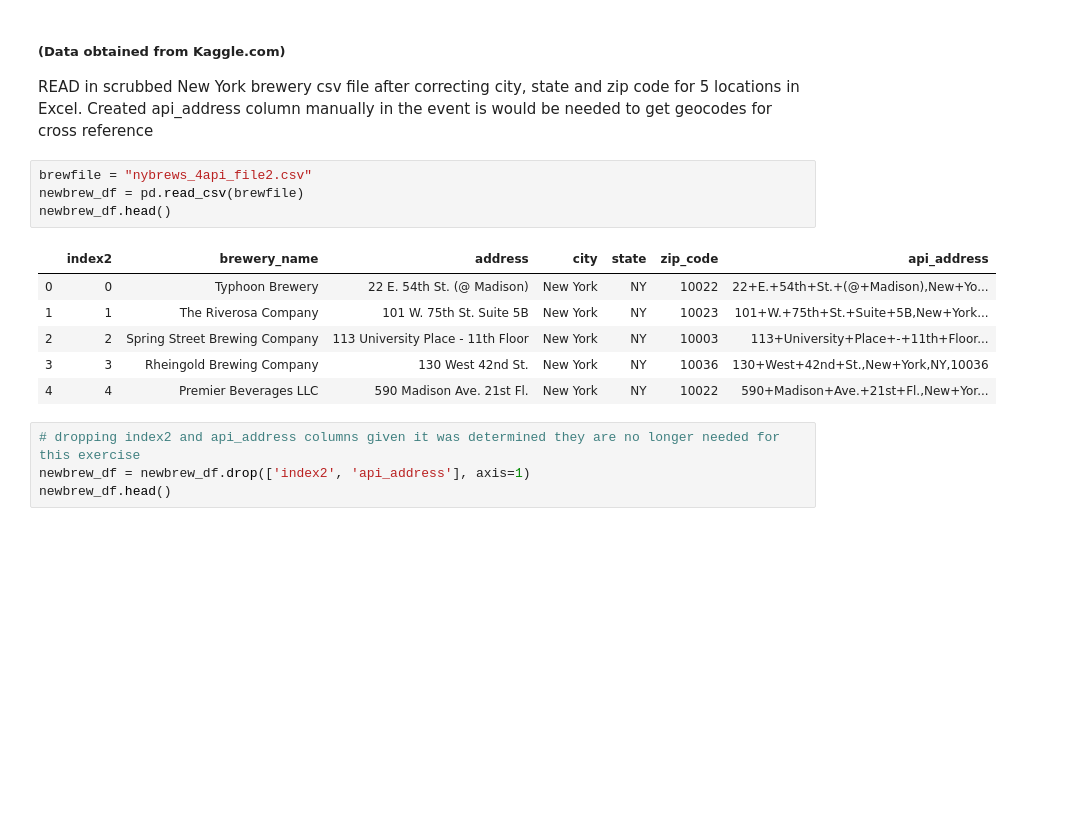
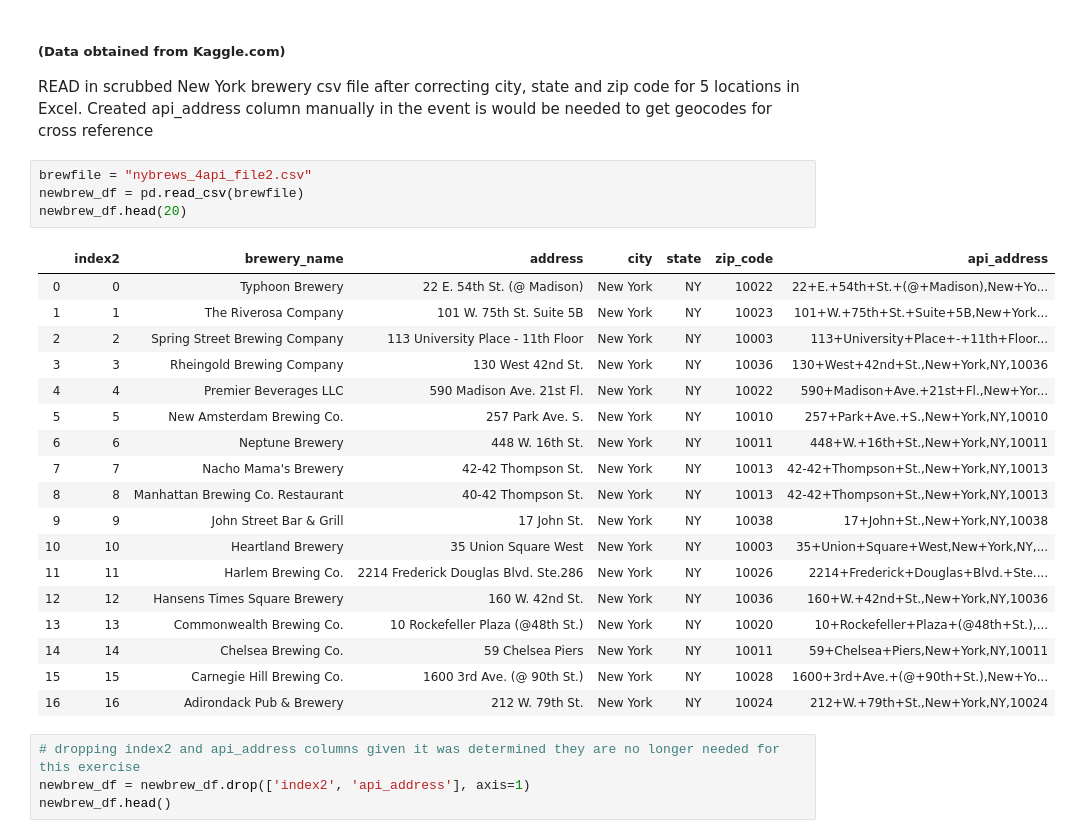
Before and after one commit to Kenneth-Edwards/ETL-Project_Brewery-Tour, a Jupyter notebook: ETL_PROJECT_Jupyter_geocoding.ipynb, the cells around one changed output. Cells and saved outputs as stored; diff of their text form; blank space fills up the shorter version.

```diff
--- a/ETL_PROJECT_Jupyter_geocoding.ipynb
+++ b/ETL_PROJECT_Jupyter_geocoding.ipynb
@@ -20,14 +20,26 @@ Created api_address column manually in the event is would be needed to get geoco
 # %%
 brewfile = "nybrews_4api_file2.csv"
 newbrew_df = pd.read_csv(brewfile)
-newbrew_df.head()
+newbrew_df.head(20)
 # %% [output]
 |  | index2 | brewery_name | address | city | state | zip_code | api_address |
 | 0 | 0 | Typhoon Brewery | 22 E. 54th St. (@ Madison) | New York | NY | 10022 | 22+E.+54th+St.+(@+Madison),New+Yo... |
 | 1 | 1 | The Riverosa Company | 101 W. 75th St. Suite 5B | New York | NY | 10023 | 101+W.+75th+St.+Suite+5B,New+York... |
 | 2 | 2 | Spring Street Brewing Company | 113 University Place - 11th Floor | New York | NY | 10003 | 113+University+Place+-+11th+Floor... |
 | 3 | 3 | Rheingold Brewing Company | 130 West 42nd St. | New York | NY | 10036 | 130+West+42nd+St.,New+York,NY,10036 |
 | 4 | 4 | Premier Beverages LLC | 590 Madison Ave. 21st Fl. | New York | NY | 10022 | 590+Madison+Ave.+21st+Fl.,New+Yor... |
+| 5 | 5 | New Amsterdam Brewing Co. | 257 Park Ave. S. | New York | NY | 10010 | 257+Park+Ave.+S.,New+York,NY,10010 |
+| 6 | 6 | Neptune Brewery | 448 W. 16th St. | New York | NY | 10011 | 448+W.+16th+St.,New+York,NY,10011 |
+| 7 | 7 | Nacho Mama's Brewery | 42-42 Thompson St. | New York | NY | 10013 | 42-42+Thompson+St.,New+York,NY,10013 |
+| 8 | 8 | Manhattan Brewing Co. Restaurant | 40-42 Thompson St. | New York | NY | 10013 | 42-42+Thompson+St.,New+York,NY,10013 |
+| 9 | 9 | John Street Bar & Grill | 17 John St. | New York | NY | 10038 | 17+John+St.,New+York,NY,10038 |
+| 10 | 10 | Heartland Brewery | 35 Union Square West | New York | NY | 10003 | 35+Union+Square+West,New+York,NY,... |
+| 11 | 11 | Harlem Brewing Co. | 2214 Frederick Douglas Blvd. Ste.286 | New York | NY | 10026 | 2214+Frederick+Douglas+Blvd.+Ste.... |
+| 12 | 12 | Hansens Times Square Brewery | 160 W. 42nd St. | New York | NY | 10036 | 160+W.+42nd+St.,New+York,NY,10036 |
+| 13 | 13 | Commonwealth Brewing Co. | 10 Rockefeller Plaza (@48th St.) | New York | NY | 10020 | 10+Rockefeller+Plaza+(@48th+St.),... |
+| 14 | 14 | Chelsea Brewing Co. | 59 Chelsea Piers | New York | NY | 10011 | 59+Chelsea+Piers,New+York,NY,10011 |
+| 15 | 15 | Carnegie Hill Brewing Co. | 1600 3rd Ave. (@ 90th St.) | New York | NY | 10028 | 1600+3rd+Ave.+(@+90th+St.),New+Yo... |
+| 16 | 16 | Adirondack Pub & Brewery | 212 W. 79th St. | New York | NY | 10024 | 212+W.+79th+St.,New+York,NY,10024 |
 # %%
 # dropping index2 and api_address columns given it was determined they are no longer needed for this exercise
 newbrew_df = newbrew_df.drop(['index2', 'api_address'], axis=1)
```
Also changed, not shown: parts of 6 cells of this notebook, 2 other files.
